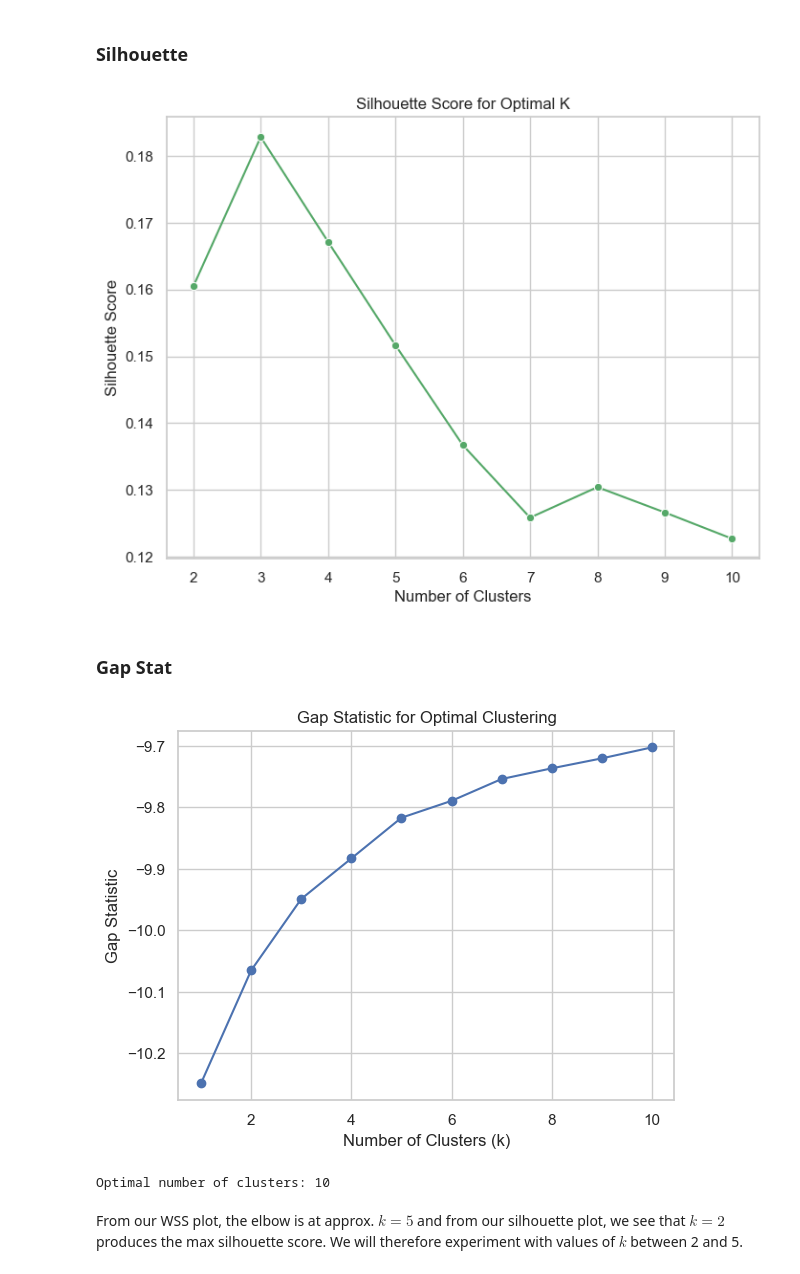
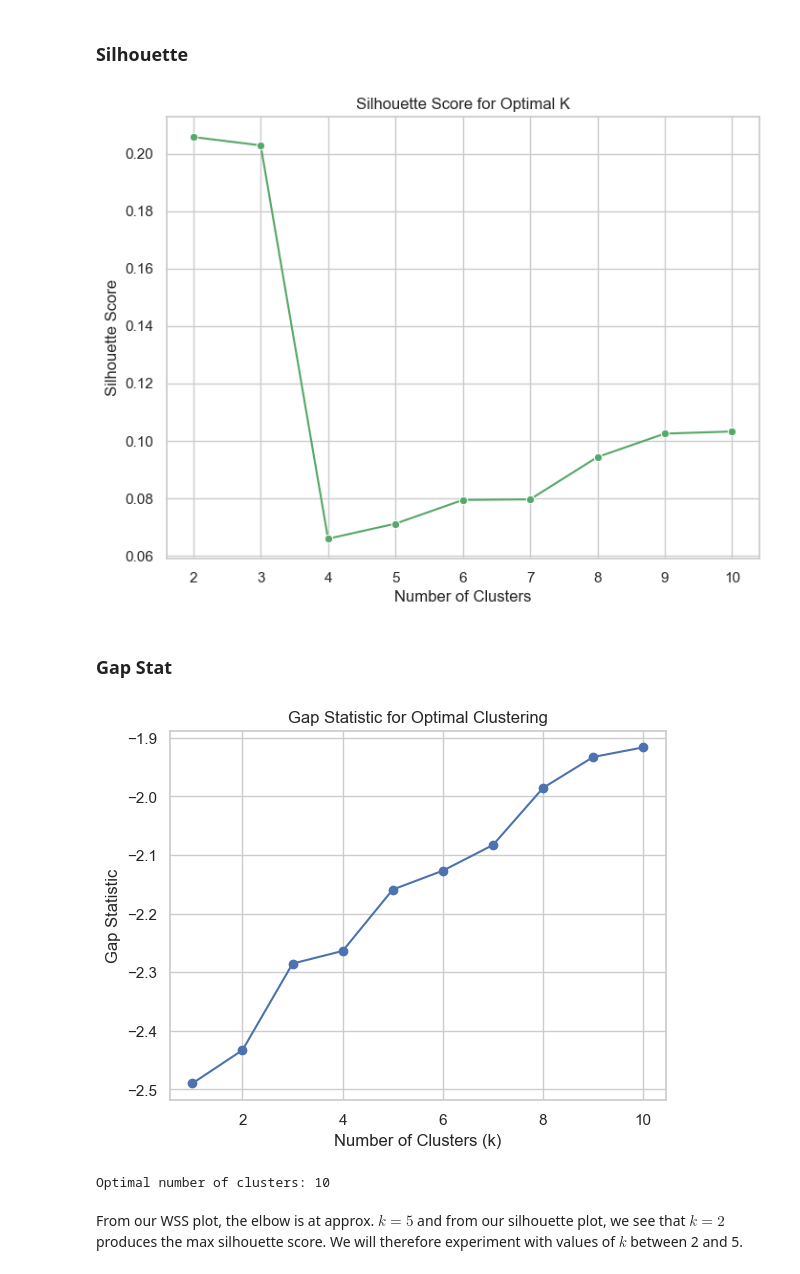
Before and after one commit to njbirk/big_data_bowl_2025, a Jupyter notebook: python/man_vs_zone.ipynb, the cells around one changed output. Saved outputs shown, nothing was run; the diff lists cells and outputs as text; code cells hidden in the pictures.

```diff
--- a/python/man_vs_zone.ipynb
+++ b/python/man_vs_zone.ipynb
@@ -218,16 +217,19 @@ Dropping ID columns
 # %%
 features_df.head()
 features = features_df.drop(columns=['gameId', 'playId', 'frameId'])
+
+# Scale the data
+scaler = StandardScaler()
+scaled_features = pd.DataFrame(scaler.fit_transform(features))
 # %% [markdown]
 ## Determining Cluster Count
 # %% [markdown]
 ### WSS
 # %%
-# Assuming X is your feature matrix
 inertia = []
 for k in range(1, 11):
     kmeans = KMeans(n_clusters=k, random_state=42)
-    kmeans.fit(features)
+    kmeans.fit(scaled_features)
     inertia.append(kmeans.inertia_)
 
 sns.set(style="whitegrid")
@@ -244,7 +246,7 @@ plt.show()
 ### Silhouette
 # %%
 # To speed up the process, we can sample a subset of the data
-sampled_df = features.sample(frac=0.2, random_state=42)
+sampled_df = scaled_features.sample(frac=0.2, random_state=42)
 
 sil_scores = []
 for k in range(2, 11):
@@ -262,7 +264,7 @@ plt.xlabel('Number of Clusters')
 plt.ylabel('Silhouette Score')
 plt.show()
 # %% [output]
-[figure, old version]
+[figure, new version]
 # %% [markdown]
 ### Gap Stat
 # %%
@@ -297,35 +299,35 @@ def gap_statistic(X, max_k=10, n_ref=10):
         W_k = calculate_dispersion(X, k)
 
         # Calculate W_k* for reference data (uniform random distribution)
         W_k_star = 0
         for _ in range(n_ref):
             # Generate a random dataset
             random_data = np.random.rand(*X.shape)
             W_k_star += calculate_dispersion(random_data, k)
 
         # Calculate Gap Statistic
         gap = np.log(W_k_star / n_ref) - np.log(W_k)
         gap_values.append(gap)
 
     return gap_values, list(range(1, max_k + 1))
 
 # Sample a subset of the data
-sampled_df = features.sample(frac=0.15, random_state=42)
+sampled_df = scaled_features.sample(frac=0.15, random_state=42)
 
 gap_values, k_values = gap_statistic(sampled_df, max_k=10, n_ref=10)
 
 # Plotting
 plt.plot(k_values, gap_values, marker='o')
 plt.xlabel('Number of Clusters (k)')
 plt.ylabel('Gap Statistic')
 plt.title('Gap Statistic for Optimal Clustering')
 plt.show()
 
 # Find optimal k
 optimal_k = k_values[np.argmax(gap_values)]
 print(f"Optimal number of clusters: {optimal_k}")
 # %% [output]
-[figure, old version]
+[figure, new version]
 Optimal number of clusters: 10
 # %% [markdown]
 From our WSS plot, the elbow is at approx. $k=5$ and from our silhouette plot, we see that $k=2$ produces the max silhouette score. We will therefore experiment with values of $k$ between 2 and 5.
```
Also changed, not shown: parts of 8 cells of this notebook.
